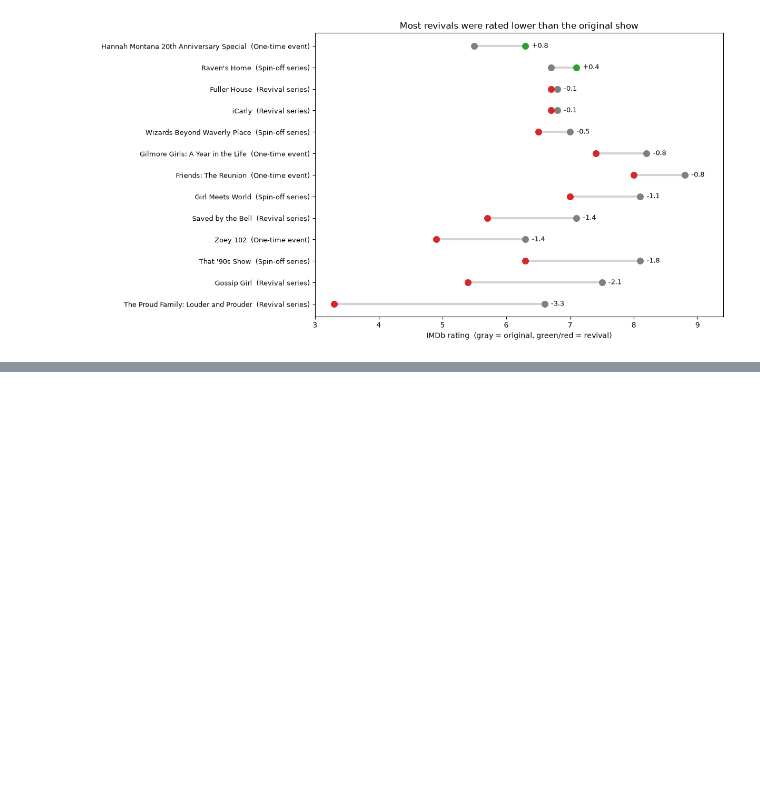
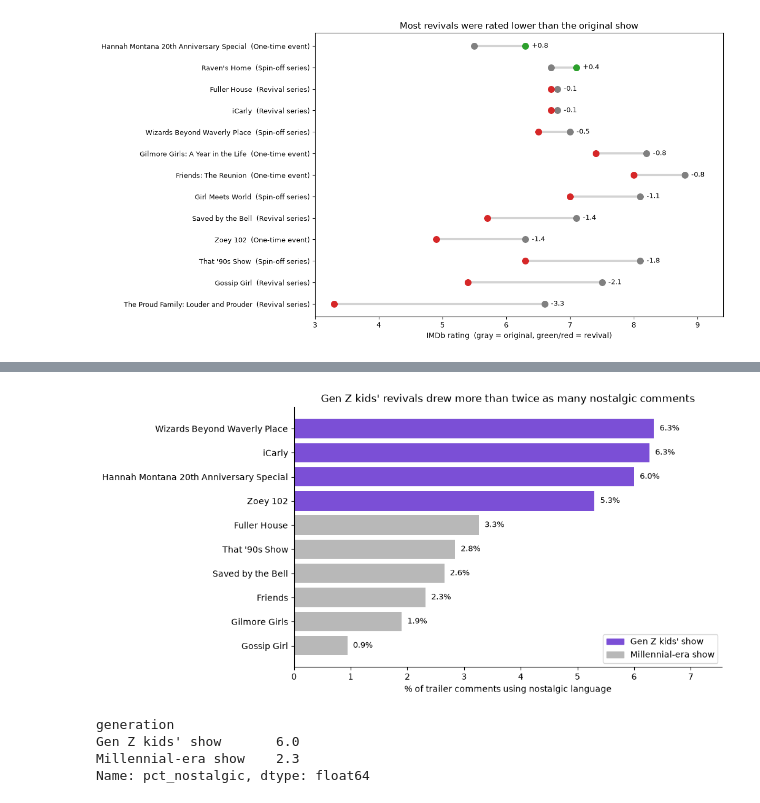
Before and after one commit to carolineromero19/nostalgia-revival-analysis, a Jupyter notebook: nostalgia_project.ipynb, the cells around one changed output, grey strips where cells are left out. Saved outputs shown, nothing was run; the diff lists cells and outputs as text; code cells hidden in the pictures; blank space fills up the shorter version.

Commit message:
Add YouTube sentiment and nostalgia analysis

```diff
--- a/nostalgia_project.ipynb
+++ b/nostalgia_project.ipynb
@@ -502,0 +708,9 @@ plt.show()
+# %%
+trailers.loc[trailers["event"] == "Wizards Beyond Waverly Place", ["video_id", "channel"]] = ["BtCBanGregI", "Disney Plus"]
+trailers.loc[trailers["event"] == "Gossip Girl (reboot)", ["video_id", "channel"]] = ["XhsV1gPVJMQ", "TV Promos"]
+
+no_comments = ["The Proud Family: Louder and Prouder", "Raven's Home", "Girl Meets World"]
+trailers["usable"] = ~trailers["event"].isin(no_comments)
+
+trailers.to_csv("data/raw/trailers.csv", index=False)
+trailers[["event", "video_id", "channel", "source_type", "usable"]]
@@ -502,0 +956,32 @@ plt.show()
+# %%
+from matplotlib.patches import Patch
+
+gen_z = ["Hannah Montana 20th Anniversary Special", "Wizards Beyond Waverly Place",
+         "iCarly (revival)", "Zoey 102"]
+combined["generation"] = combined["event"].apply(lambda e: "Gen Z kids' show" if e in gen_z else "Millennial-era show")
+
+plot_df = combined.sort_values("pct_nostalgic")
+colors = plot_df["generation"].map({"Gen Z kids' show": "#7B4FD6", "Millennial-era show": "#B8B8B8"})
+labels = plot_df["event"].str.replace(r" \(.*\)", "", regex=True).str.split(":").str[0]
+
+fig, ax = plt.subplots(figsize=(9, 5.5))
+ax.barh(labels, plot_df["pct_nostalgic"], color=colors)
+for i, v in enumerate(plot_df["pct_nostalgic"]):
+    ax.text(v + 0.1, i, f"{v:.1f}%", va="center", fontsize=9)
+
+ax.set_xlabel("% of trailer comments using nostalgic language")
+ax.set_title("Gen Z kids' revivals drew more than twice as many nostalgic comments")
+ax.legend(handles=[Patch(color="#7B4FD6", label="Gen Z kids' show"),
+                   Patch(color="#B8B8B8", label="Millennial-era show")], loc="lower right")
+ax.set_xlim(0, plot_df["pct_nostalgic"].max() + 1.2)
+ax.spines[["top", "right"]].set_visible(False)
+plt.savefig("charts/nostalgia_comments.png", dpi=200, bbox_inches="tight")
+plt.show()
+
+print(combined.groupby("generation")["pct_nostalgic"].mean().round(1))
+# %% [output]
+[figure, added]
+generation
+Gen Z kids' show       6.0
+Millennial-era show    2.3
+Name: pct_nostalgic, dtype: float64
```
Also changed, not shown: parts of 14 cells of this notebook, 7 other files.
